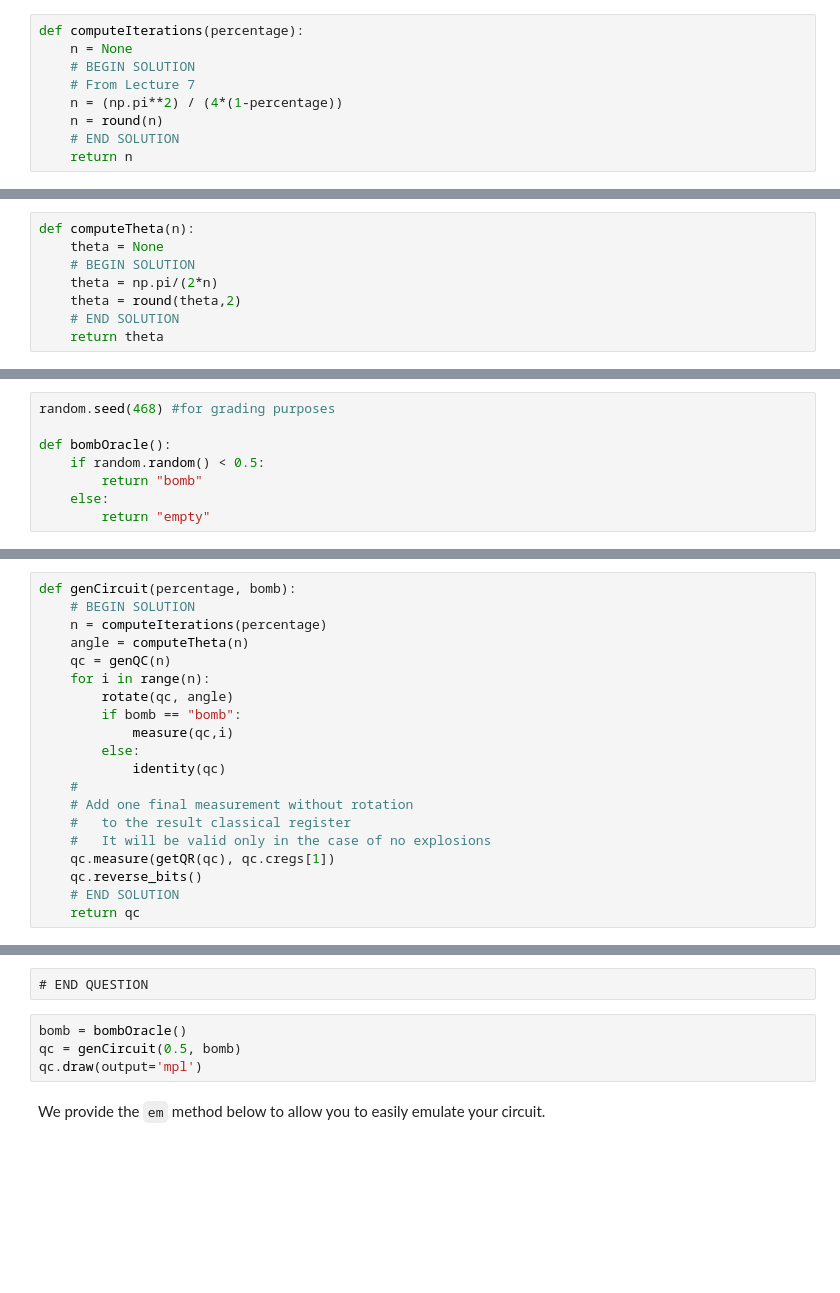
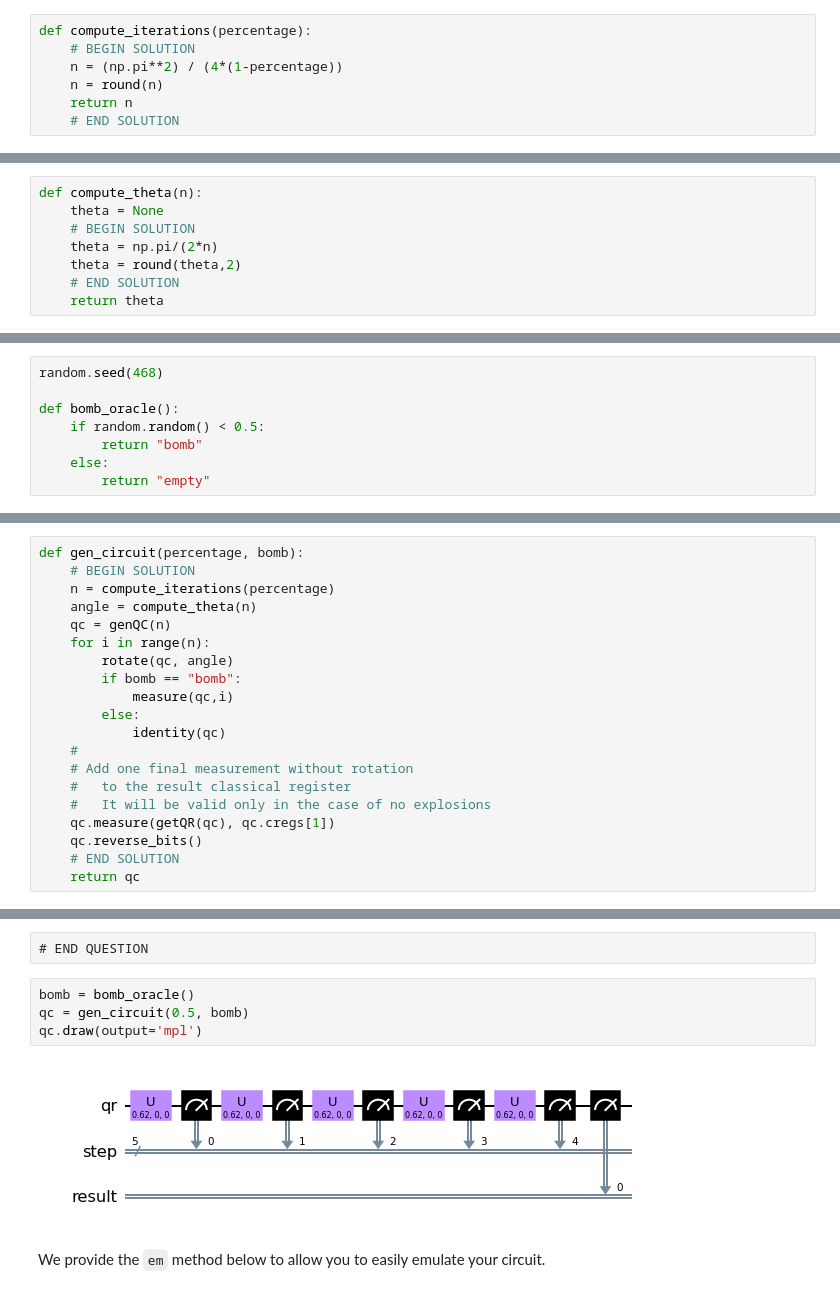
Before and after one commit to ProfRonCytron/ZeboCopy, a Jupyter notebook: exercises/qiskit/q2/q2.ipynb, the cells around one changed output, grey strips where cells are left out. Cells and saved outputs as stored; diff of their text form; blank space fills up the shorter version.

```diff
--- a/exercises/qiskit/q2/q2.ipynb
+++ b/exercises/qiskit/q2/q2.ipynb
@@ -43,14 +48,12 @@ Note: $0 < percentage < 1$
 # %% [raw]
 # BEGIN SOLUTION
 # %%
-def computeIterations(percentage):
-    n = None
+def compute_iterations(percentage):
     # BEGIN SOLUTION
-    # From Lecture 7
     n = (np.pi**2) / (4*(1-percentage))
     n = round(n)
+    return n
     # END SOLUTION
-    return n
 # %% [raw]
 # END SOLUTION
 # %% [raw]
@@ -88,7 +99,7 @@ We know the number of iterations we need to be arbitrarily confident the bomb wo
 # %% [raw]
 # BEGIN SOLUTION
 # %%
-def computeTheta(n):
+def compute_theta(n):
     theta = None
     # BEGIN SOLUTION
     theta = np.pi/(2*n)
@@ -238,7 +263,7 @@ We use the below method `bombOracle()` to randomly decide to include a bomb or n
 # %%
-random.seed(468) #for grading purposes
+random.seed(468)
 
-def bombOracle():
+def bomb_oracle():
     if random.random() < 0.5:
         return "bomb"
     else:
@@ -254,10 +279,10 @@ We are now ready to build the full circuit. Write a function `genCircuit(percent
 # %% [raw]
 # BEGIN SOLUTION
 # %%
-def genCircuit(percentage, bomb):
+def gen_circuit(percentage, bomb):
     # BEGIN SOLUTION
-    n = computeIterations(percentage)
-    angle = computeTheta(n)
+    n = compute_iterations(percentage)
+    angle = compute_theta(n)
     qc = genQC(n)
     for i in range(n):
         rotate(qc, angle)
@@ -320,9 +351,11 @@ all(results)
 # %% [raw]
 # END QUESTION
 # %%
-bomb = bombOracle()
-qc = genCircuit(0.5, bomb)
+bomb = bomb_oracle()
+qc = gen_circuit(0.5, bomb)
 qc.draw(output='mpl')
+# %% [output]
+[figure, added]
 # %% [markdown]
 We provide the `em` method below to allow you to easily emulate your circuit.
 # %%
```
Also changed, not shown: parts of 40 cells of this notebook.
